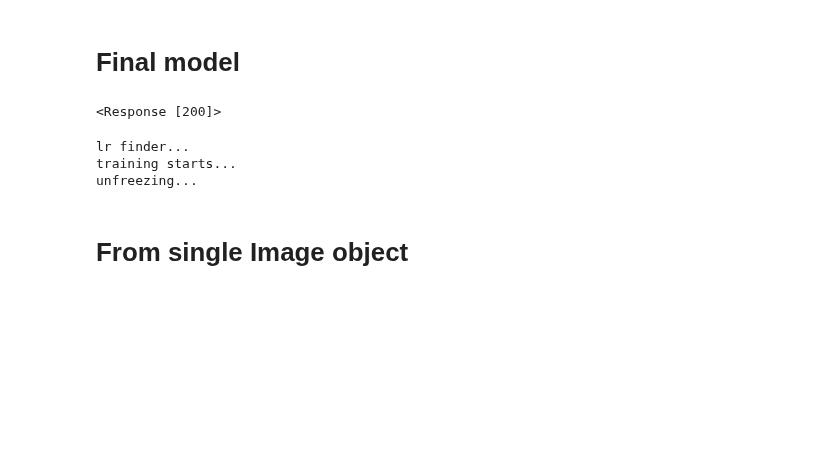
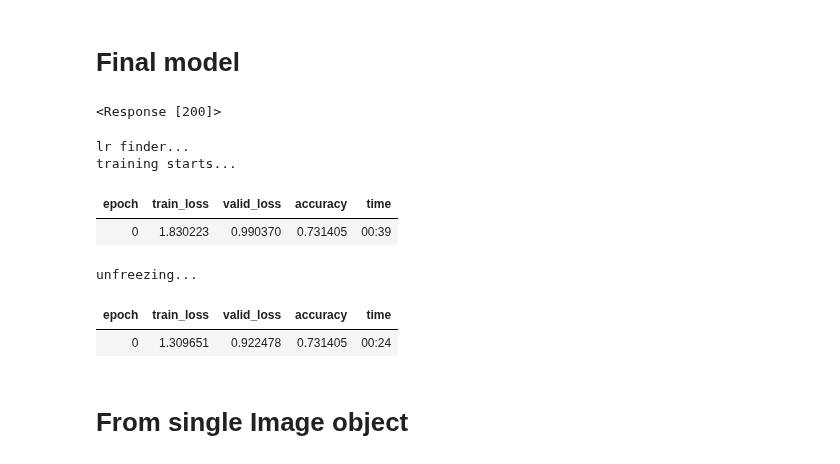
Before and after one commit to giotto-ai/giotto-deep, a Jupyter notebook: examples/Heatmap.ipynb, the cells around one changed output. Cells and saved outputs as stored; diff of their text form; code cells hidden in the pictures; blank space fills up the shorter version.

```diff
--- a/examples/Heatmap.ipynb
+++ b/examples/Heatmap.ipynb
@@ -43,29 +43,33 @@ folder = Path('./white-blood-cells/')
 # %%
 
 # data augmentation
 tfms = aug_transforms(pad_mode='zeros', mult=2, min_scale=0.5)
 
 # get data from folder
-data = ImageDataLoaders.from_folder(path=folder, batch_tfms=tfms, bs=64)
+data = ImageDataLoaders.from_folder(path=folder, batch_tfms=tfms, bs=10)
 
 # build the learner, with pretrained weights
 learn = cnn_learner(data, models.resnet50, metrics=accuracy, pretrained=True)
 print("lr finder...")
 # lr_finder
 #learn.lr_find()
 
 print("training starts...")
 # train
-#learn.fit_one_cycle(7,1e-2)
+#learn.fit_one_cycle(1,1e-2)
 
 print("unfreezing...")
 # finetune
 #learn.unfreeze
-#learn.fit_one_cycle(7,1e-2)
+#learn.fit_one_cycle(1,1e-2)
 # %% [output]
 lr finder...
 training starts...
-unfreezing...
+| epoch | train_loss | valid_loss | accuracy | time |
+| 0 | 1.830223 | 0.990370 | 0.731405 | 00:39 |
+unfreezing...
+| epoch | train_loss | valid_loss | accuracy | time |
+| 0 | 1.309651 | 0.922478 | 0.731405 | 00:24 |
 # %% [markdown]
 # From single Image object
 # %%
```
Also changed, not shown: parts of 1 cell of this notebook, 6 other files.
